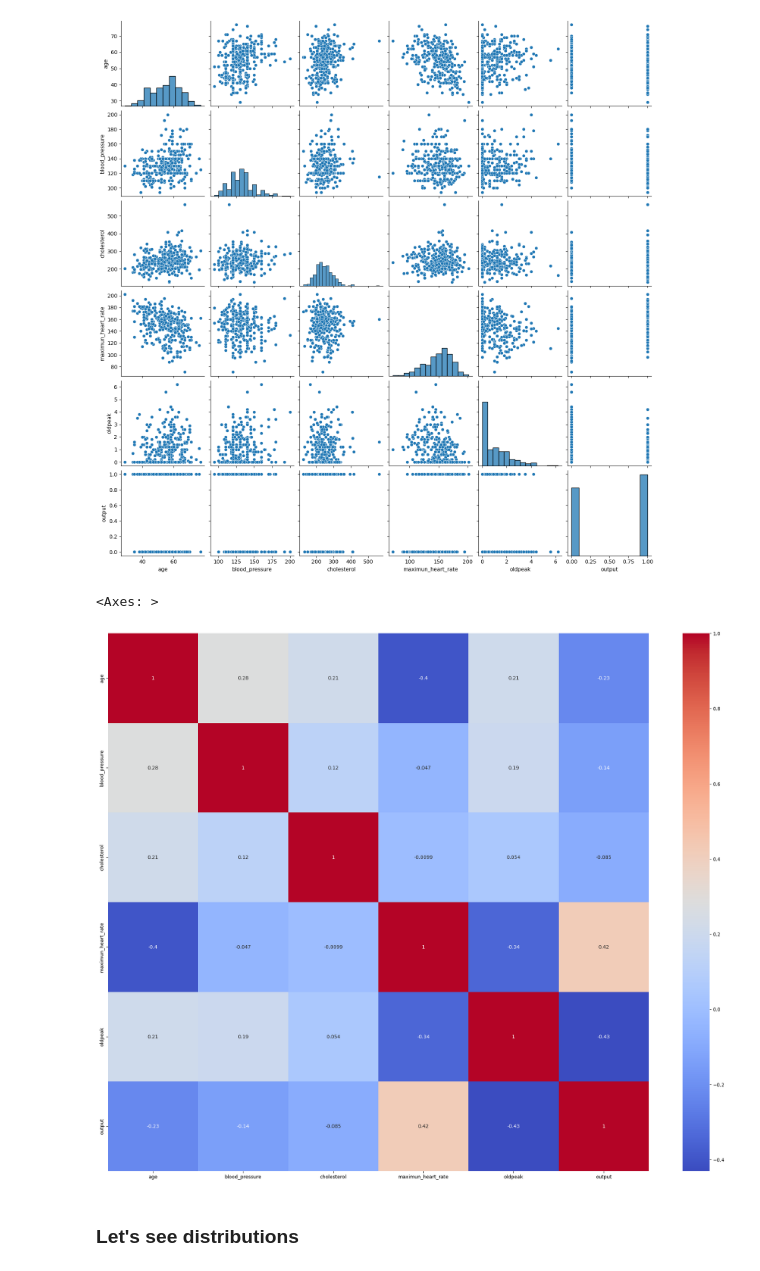
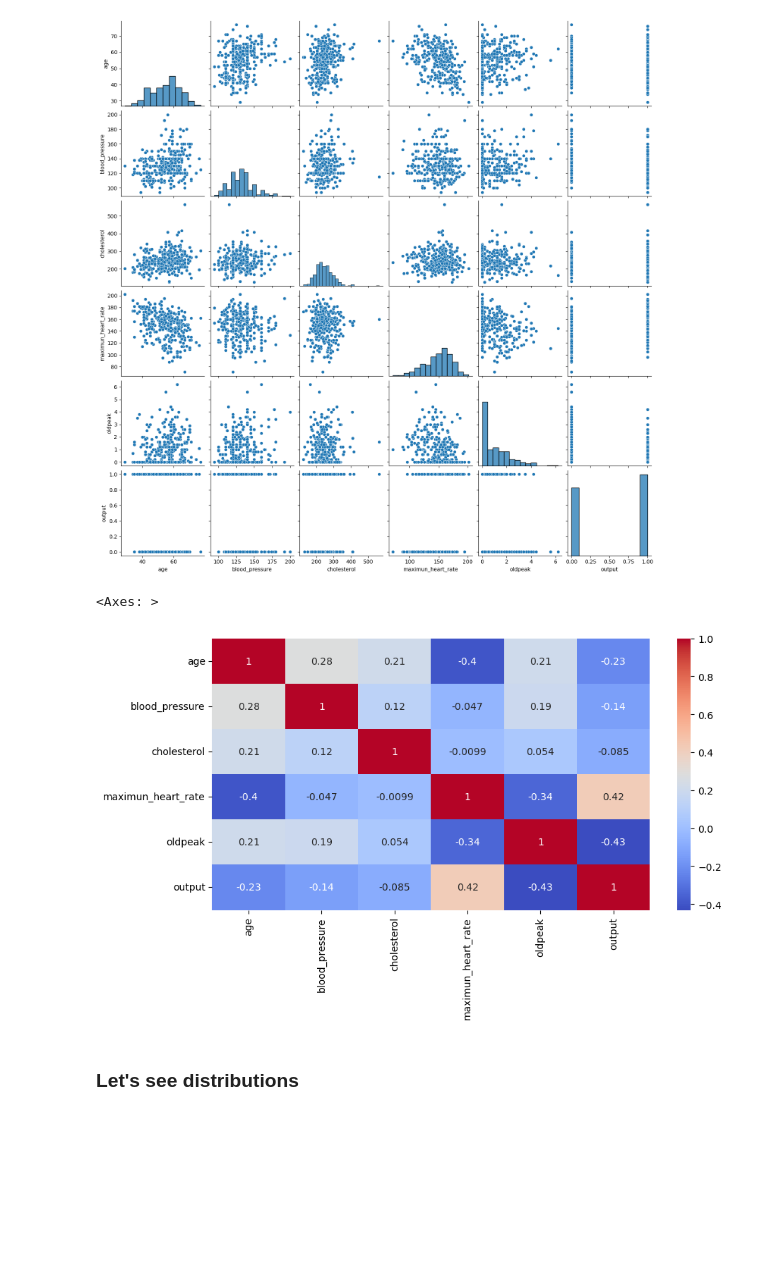
Before and after one commit to RamiroLedezma/EDA_PROJECTS, a Jupyter notebook: Heart Attack Analysis & Prediction/Heart_Attack.ipynb, the cells around one changed output. Cells and saved outputs as stored; diff of their text form; code cells hidden in the pictures; blank space fills up the shorter version.

```diff
--- a/Heart Attack Analysis & Prediction/Heart_Attack.ipynb
+++ b/Heart Attack Analysis & Prediction/Heart_Attack.ipynb
@@ -175,10 +191,10 @@ sns.pairplot(df[continuos_cols])
 <seaborn.axisgrid.PairGrid at 0x...>
 [figure]
 # %%
-fig = plt.subplots(figsize=(25, 20))
+fig = plt.subplots(figsize=(10, 5))
 sns.heatmap(df[continuos_cols].corr(), annot=True, cmap='coolwarm')
 # %% [output]
 <Axes: >
-[figure, old version]
+[figure, new version]
 # %% [markdown]
 ### Let's see distributions
```
Also changed, not shown: parts of 11 cells of this notebook, 1 other file.
